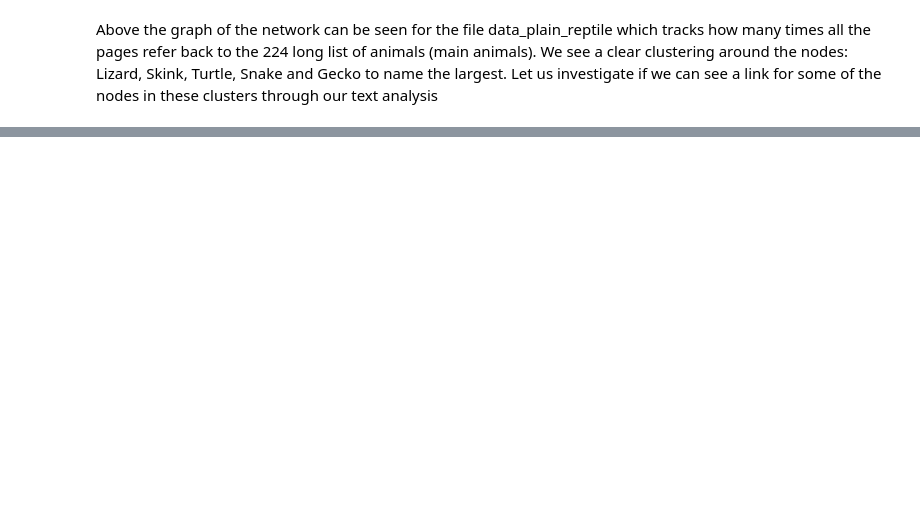
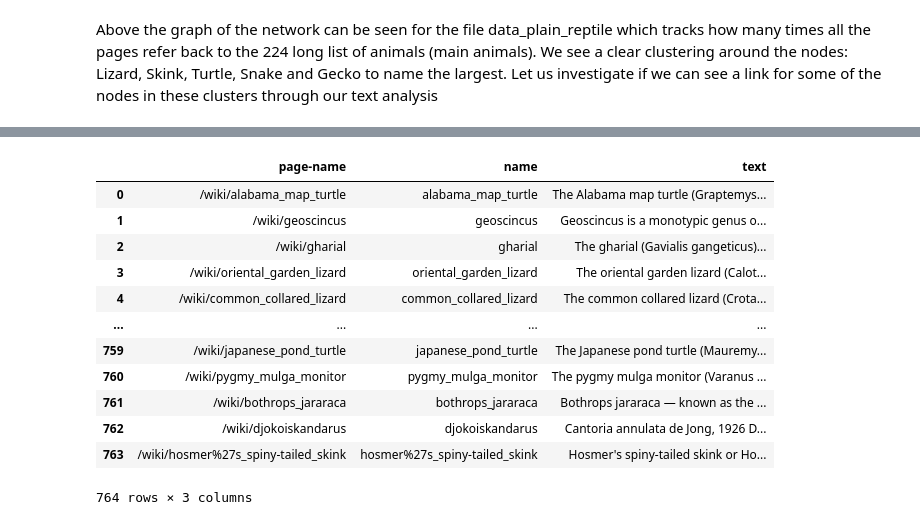
Before and after one commit to cerichs/CSS_Project_A_and_B, a Jupyter notebook: text_analysis.ipynb, the cells around one changed output, grey strips where cells are left out. Cells and saved outputs as stored; diff of their text form; code cells hidden in the pictures; blank space fills up the shorter version.

```diff
--- a/text_analysis.ipynb
+++ b/text_analysis.ipynb
@@ -228,0 +289,17 @@ KeyError: 'Laudakia_dayana'
+# %%
+data_dict_reptile_long["df"]
+# data_dict_reptile["df"]
+# %% [output]
+|  | page-name | name | text |
+| 0 | /wiki/alabama_map_turtle | alabama_map_turtle | The Alabama map turtle (Graptemys... |
+| 1 | /wiki/geoscincus | geoscincus | Geoscincus is a monotypic genus o... |
+| 2 | /wiki/gharial | gharial | The gharial (Gavialis gangeticus)... |
+| 3 | /wiki/oriental_garden_lizard | oriental_garden_lizard | The oriental garden lizard (Calot... |
+| 4 | /wiki/common_collared_lizard | common_collared_lizard | The common collared lizard (Crota... |
+| ... | ... | ... | ... |
+| 759 | /wiki/japanese_pond_turtle | japanese_pond_turtle | The Japanese pond turtle (Mauremy... |
+| 760 | /wiki/pygmy_mulga_monitor | pygmy_mulga_monitor | The pygmy mulga monitor (Varanus ... |
+| 761 | /wiki/bothrops_jararaca | bothrops_jararaca | Bothrops jararaca — known as the ... |
+| 762 | /wiki/djokoiskandarus | djokoiskandarus | Cantoria annulata de Jong, 1926 D... |
+| 763 | /wiki/hosmer%27s_spiny-tailed_skink | hosmer%27s_spiny-tailed_skink | Hosmer's spiny-tailed skink or Ho... |
+764 rows × 3 columns
```
Also changed, not shown: parts of 10 cells of this notebook, 4 other files.
